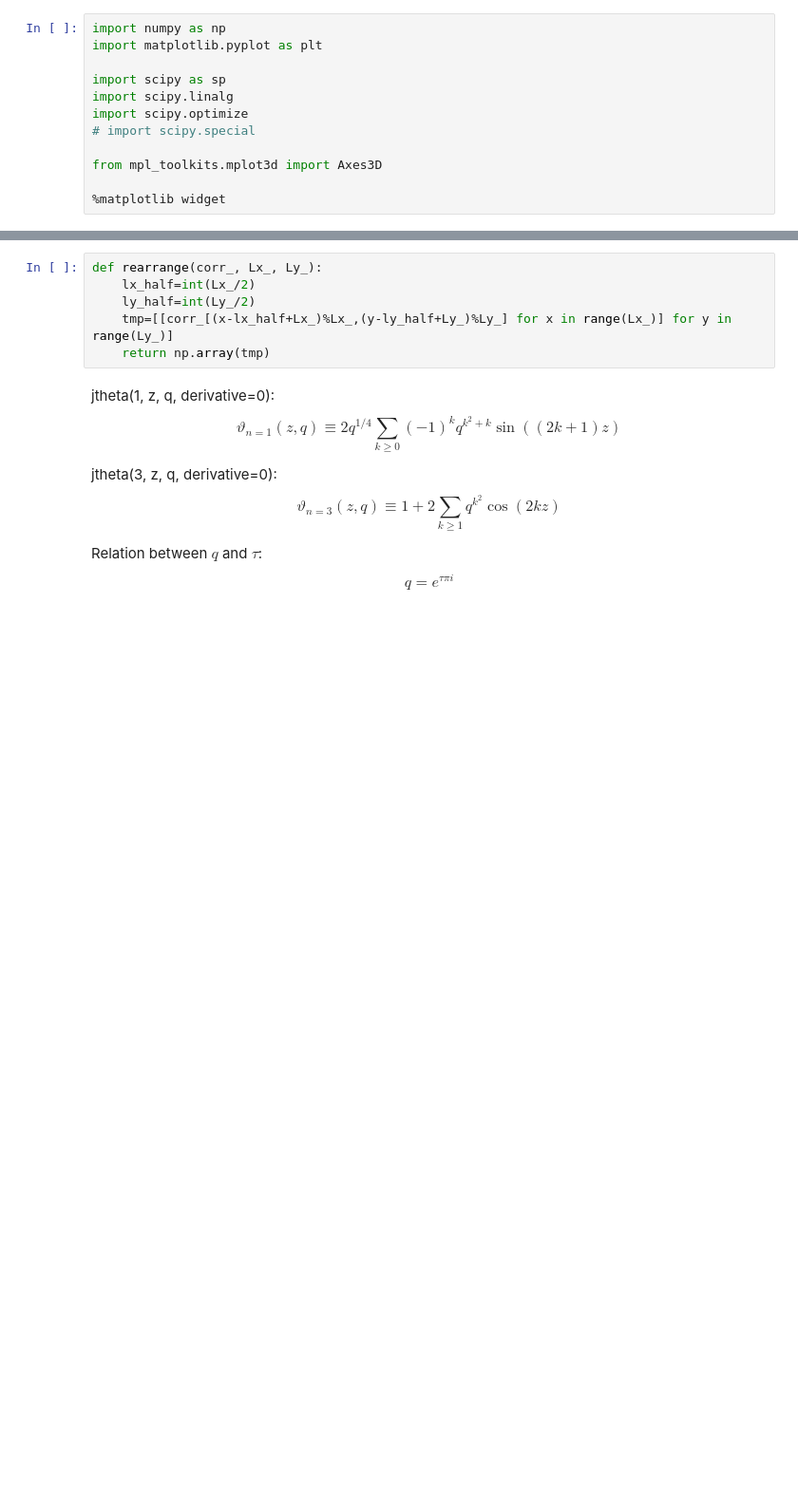
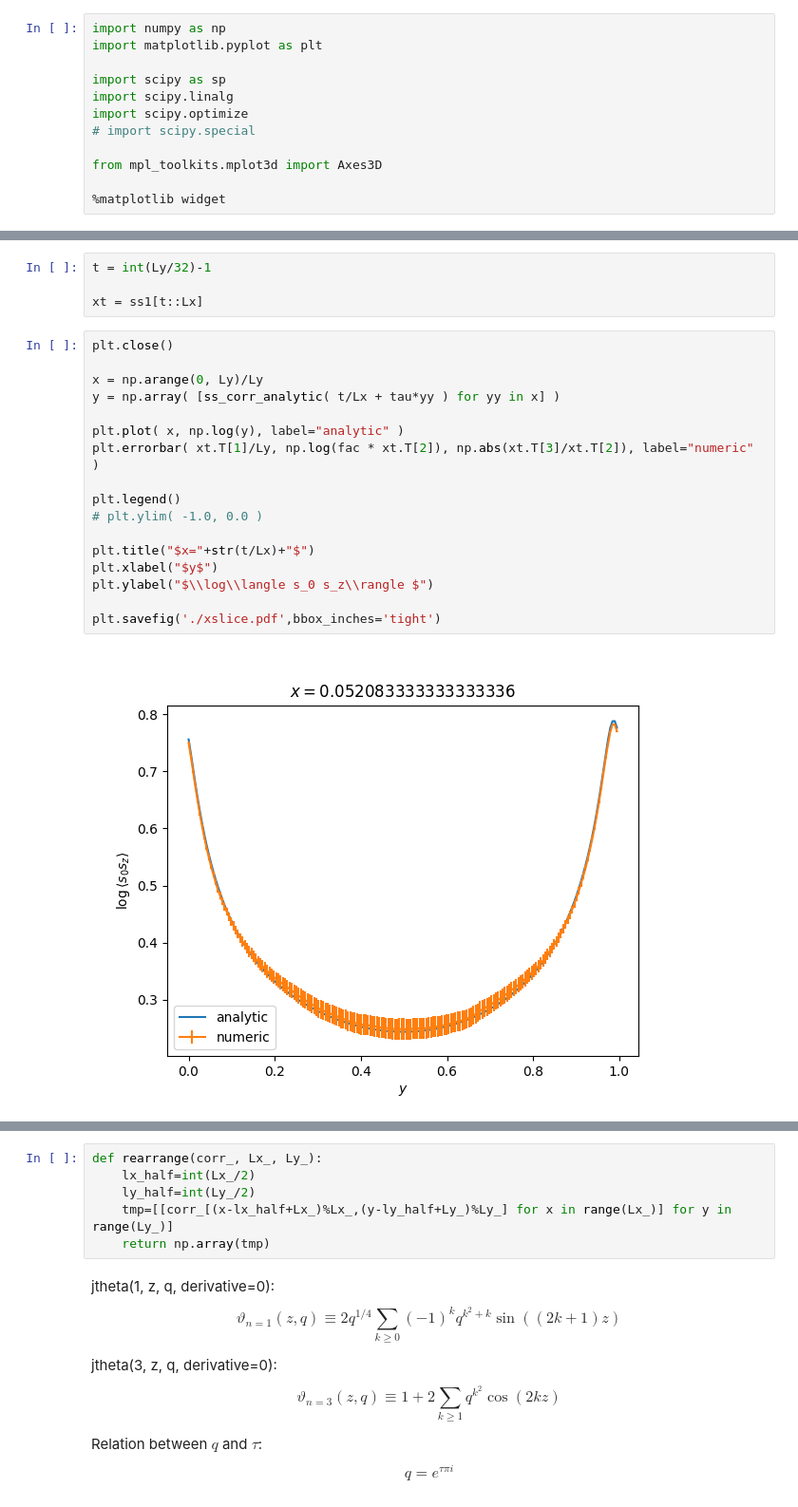
Before and after one commit to nobuyukimatsumoto68/hex, a Jupyter notebook: analysis.ipynb, the cells around one changed output, grey strips where cells are left out. Shown at 95% size. Drawn from its saved outputs; the diff is of its cells as text; blank space fills up the shorter version.

```diff
--- a/analysis.ipynb
+++ b/analysis.ipynb
@@ -454,0 +403,23 @@ format_print(jk.mean(), jk.err())
+# %%
+t = int(Ly/32)-1
+
+xt = ss1[t::Lx]
+# %%
+plt.close()
+
+x = np.arange(0, Ly)/Ly
+y = np.array( [ss_corr_analytic( t/Lx + tau*yy ) for yy in x] )
+
+plt.plot( x, np.log(y), label="analytic" )
+plt.errorbar( xt.T[1]/Ly, np.log(fac * xt.T[2]), np.abs(xt.T[3]/xt.T[2]), label="numeric" )
+
+plt.legend()
+# plt.ylim( -1.0, 0.0 )
+
+plt.title("$x="+str(t/Lx)+"$")
+plt.xlabel("$y$")
+plt.ylabel("$\\log\\langle s_0 s_z\\rangle $")
+
+plt.savefig('./xslice.pdf',bbox_inches='tight')
+# %% [output]
+[figure, added]
```
Also changed, not shown: parts of 64 cells of this notebook.
